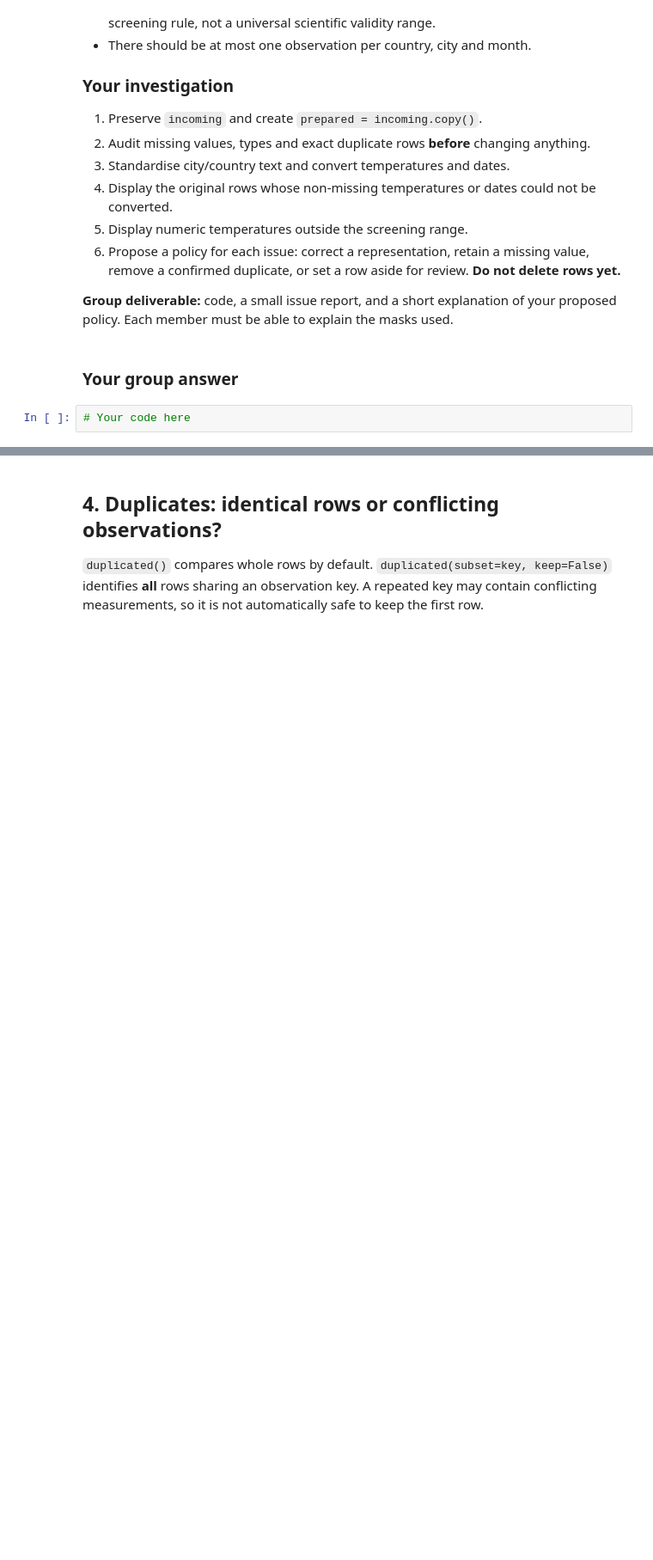
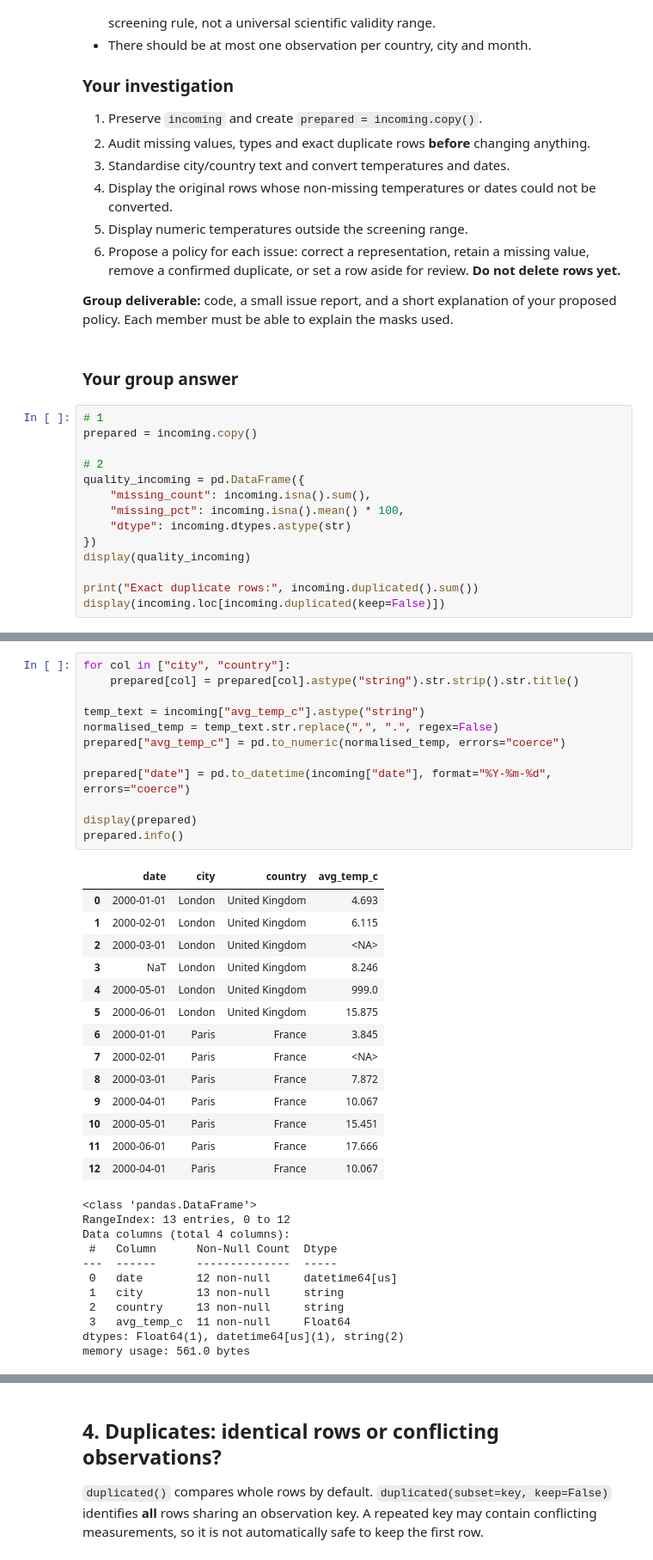
Before and after one commit to serokhova/Atelier-Python, a Jupyter notebook: notebooks/03-Data-Cleaning-S3.ipynb, the cells around one changed output, grey strips where cells are left out. Shown at 86% size. Saved outputs shown, nothing was run; the diff lists cells and outputs as text; blank space fills up the shorter version.

```diff
--- a/notebooks/03-Data-Cleaning-S3.ipynb
+++ b/notebooks/03-Data-Cleaning-S3.ipynb
@@ -301,4 +316,16 @@ display(incoming)
 # %% [markdown]
 ### Your group answer
 # %%
-# Your code here
+# 1
+prepared = incoming.copy()
+
+# 2
+quality_incoming = pd.DataFrame({
+    "missing_count": incoming.isna().sum(),
+    "missing_pct": incoming.isna().mean() * 100,
+    "dtype": incoming.dtypes.astype(str)
+})
+display(quality_incoming)
+
+print("Exact duplicate rows:", incoming.duplicated().sum())
+display(incoming.loc[incoming.duplicated(keep=False)])
@@ -304,0 +342,38 @@ display(incoming)
+# %%
+for col in ["city", "country"]:
+    prepared[col] = prepared[col].astype("string").str.strip().str.title()
+
+temp_text = incoming["avg_temp_c"].astype("string")
+normalised_temp = temp_text.str.replace(",", ".", regex=False)
+prepared["avg_temp_c"] = pd.to_numeric(normalised_temp, errors="coerce")
+
+prepared["date"] = pd.to_datetime(incoming["date"], format="%Y-%m-%d", errors="coerce")
+
+display(prepared)
+prepared.info()
+# %% [output]
+|  | date | city | country | avg_temp_c |
+| 0 | 2000-01-01 | London | United Kingdom | 4.693 |
+| 1 | 2000-02-01 | London | United Kingdom | 6.115 |
+| 2 | 2000-03-01 | London | United Kingdom | <NA> |
+| 3 | NaT | London | United Kingdom | 8.246 |
+| 4 | 2000-05-01 | London | United Kingdom | 999.0 |
+| 5 | 2000-06-01 | London | United Kingdom | 15.875 |
+| 6 | 2000-01-01 | Paris | France | 3.845 |
+| 7 | 2000-02-01 | Paris | France | <NA> |
+| 8 | 2000-03-01 | Paris | France | 7.872 |
+| 9 | 2000-04-01 | Paris | France | 10.067 |
+| 10 | 2000-05-01 | Paris | France | 15.451 |
+| 11 | 2000-06-01 | Paris | France | 17.666 |
+| 12 | 2000-04-01 | Paris | France | 10.067 |
+<class 'pandas.DataFrame'>
+RangeIndex: 13 entries, 0 to 12
+Data columns (total 4 columns):
+ #   Column      Non-Null Count  Dtype
+---  ------      --------------  -----
+ 0   date        12 non-null     datetime64[us]
+ 1   city        13 non-null     string
+ 2   country     13 non-null     string
+ 3   avg_temp_c  11 non-null     Float64
+dtypes: Float64(1), datetime64[us](1), string(2)
+memory usage: 561.0 bytes
```
Also changed, not shown: parts of 5 cells of this notebook.
